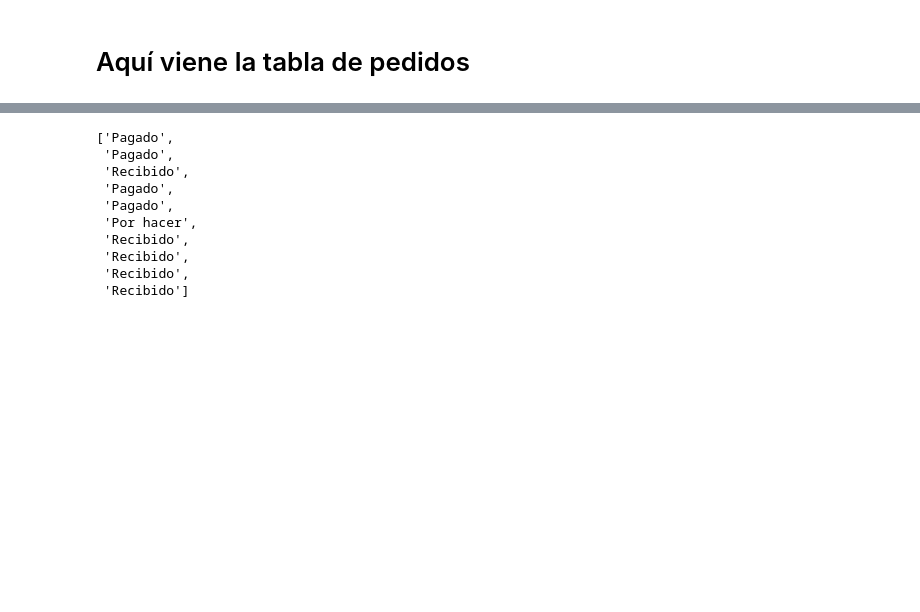
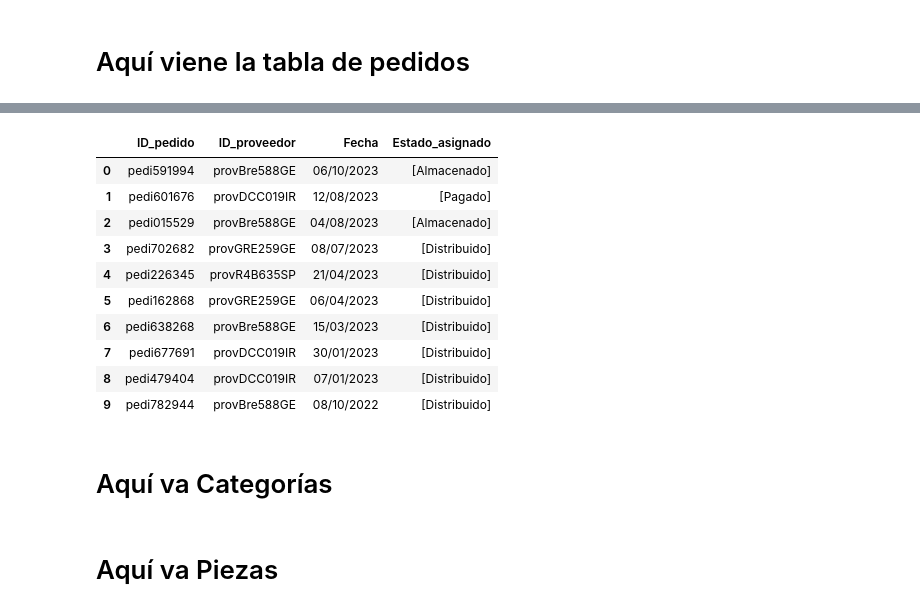
Before and after one commit to OKy9413/ONLINE_DS_THEBRIDGE_EXERSISES, a Jupyter notebook: 03_Analisis_de_Datos/Sprint_07/Team_Challenge/how_to_create_dataframe.ipynb, the cells around one changed output, grey strips where cells are left out. Saved outputs shown, nothing was run; the diff lists cells and outputs as text; code cells hidden in the pictures; blank space fills up the shorter version.

```diff
--- a/03_Analisis_de_Datos/Sprint_07/Team_Challenge/how_to_create_dataframe.ipynb
+++ b/03_Analisis_de_Datos/Sprint_07/Team_Challenge/how_to_create_dataframe.ipynb
@@ -519,13 +482,55 @@ def asignar_estado(fecha, estados, porcentajes = [0.4, 0.29, 0.15, 0.09, 0.05, 0
-# %%
-(10)
-# %% [output]
-['Pagado',
- 'Pagado',
- 'Recibido',
- 'Pagado',
- 'Pagado',
- 'Por hacer',
- 'Recibido',
- 'Recibido',
- 'Recibido',
- 'Recibido']
+# %%
+def adjust_weights_parabola(current_value, start_weights = [20, 35, 20, 9, 15, 1], end_weights = [1, 1, 1, 2, 5, 90], end_value = 365, start_value = 1):
+    """
+    Adjust the weights based on the current value, following the descending part of a parabolic curve.
+
+    :param start_weights: List of weights at the start value.
+    :param end_weights: List of weights at the end value.
+    :param current_value: The current value based on which weights need to be adjusted.
+    :param start_value: The value at which the weights are start_weights.
+    :param end_value: The value at which the weights are end_weights.
+    :return: Adjusted list of weights.
+    """
+    # Calculate the ratio of interpolation
+    ratio = (current_value - start_value) / (end_value - start_value)
+
+    # Interpolate the weights
+    interpolated_weights = np.array(start_weights) * (1 - ratio) + np.array(end_weights) * ratio
+
+    # Normalize the weights to sum up to 100
+    normalized_weights = 100 * interpolated_weights / sum(interpolated_weights)
+
+    return normalized_weights.tolist()
+# %%
+def asignar_estado(fecha, estados):
+    fecha_actual = datetime.now()
+    date = pd.to_datetime(fecha, format = '%d/%m/%Y')
+    dias_diferencia = (fecha_actual - date).days
+
+    if dias_diferencia <= 1:
+        return estados[0]
+    elif dias_diferencia > 400:
+        porcentajes = [1,1,1,1,2,94]
+        return random.choices(estados, porcentajes)
+    else:
+        return random.choices(estados, adjust_weights_parabola(dias_diferencia))
+# %%
+def asignar_estados_df(df = df_ped, estados=['Por hacer', 'Pagado', 'De Camino', 'Recibido', 'Almacenado', 'Distribuido']):
+    df['Estado_asignado'] = df['Fecha'].apply(asignar_estado, estados=estados)
+    return df
+# %%
+asignar_estados_df()
+# %% [output]
+|  | ID_pedido | ID_proveedor | Fecha | Estado_asignado |
+| 0 | pedi591994 | provBre588GE | 06/10/2023 | [Almacenado] |
+| 1 | pedi601676 | provDCC019IR | 12/08/2023 | [Pagado] |
+| 2 | pedi015529 | provBre588GE | 04/08/2023 | [Almacenado] |
+| 3 | pedi702682 | provGRE259GE | 08/07/2023 | [Distribuido] |
+| 4 | pedi226345 | provR4B635SP | 21/04/2023 | [Distribuido] |
+| 5 | pedi162868 | provGRE259GE | 06/04/2023 | [Distribuido] |
+| 6 | pedi638268 | provBre588GE | 15/03/2023 | [Distribuido] |
+| 7 | pedi677691 | provDCC019IR | 30/01/2023 | [Distribuido] |
+| 8 | pedi479404 | provDCC019IR | 07/01/2023 | [Distribuido] |
+| 9 | pedi782944 | provBre588GE | 08/10/2022 | [Distribuido] |
+# %% [markdown]
+# Aquí va Categorías
@@ -531,0 +567,2 @@ def asignar_estado(fecha, estados, porcentajes = [0.4, 0.29, 0.15, 0.09, 0.05, 0
+# %% [markdown]
+# Aquí va Piezas
```
Also changed, not shown: parts of 28 cells of this notebook.
